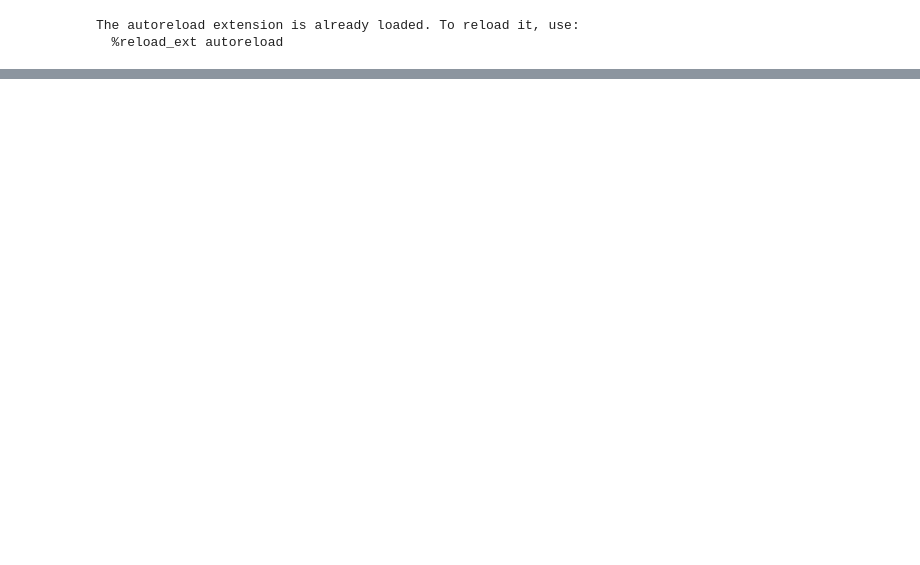
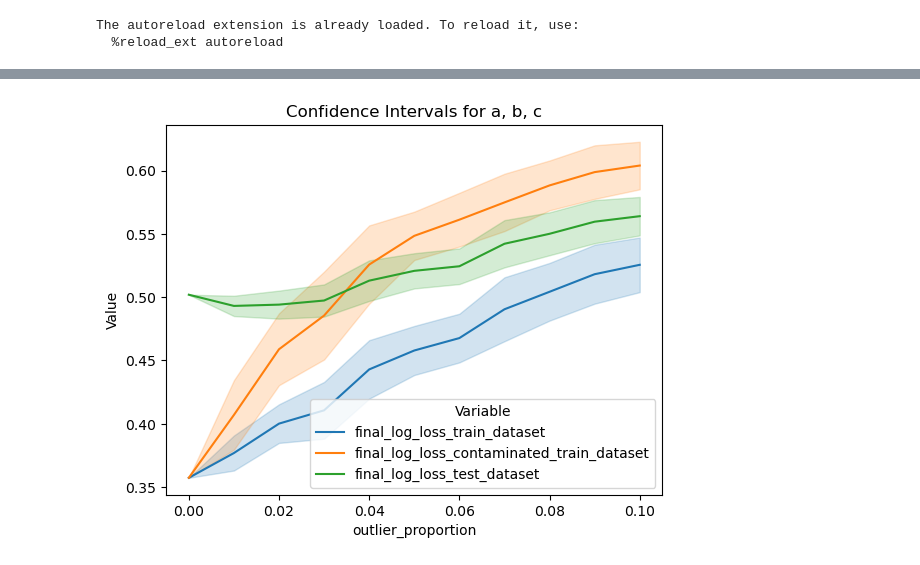
Before and after one commit to jackellishsieh/BoostingRounds, a Jupyter notebook: pipeline.ipynb, the cells around one changed output, grey strips where cells are left out. Saved outputs shown, nothing was run; the diff lists cells and outputs as text; code cells hidden in the pictures; blank space fills up the shorter version.

```diff
--- a/pipeline.ipynb
+++ b/pipeline.ipynb
@@ -23,0 +96,9 @@ Index(['dataset_filename', 'test_proportion', 'dataset_split_random_state',
+# %%
+# Create by joining test and train splits with the corresponding outliers
+logistic_regression_df = outlier_df.copy()
+
+logistic_regression_df["train_dataset_filename"] = "cleaned-datasets/mammographic/train_dataset-test_proportion=0.3-random_state=0.csv"
+logistic_regression_df["test_dataset_filename"] = "cleaned-datasets/mammographic/test_dataset-test_proportion=0.3-random_state=0.csv"
+
+logistic_regression_df["classifier_type"] = "LogisticRegression"
+logistic_regression_df["LogisticRegression.penalty"] = "l2"
@@ -23,0 +109,4 @@ Index(['dataset_filename', 'test_proportion', 'dataset_split_random_state',
+# %%
+plot_confidence_intervals(logistic_regression_df, ['final_log_loss_train_dataset', 'final_log_loss_contaminated_train_dataset', 'final_log_loss_test_dataset'])
+# %% [output]
+[figure, added]
```
Also changed, not shown: parts of 38 cells of this notebook.
